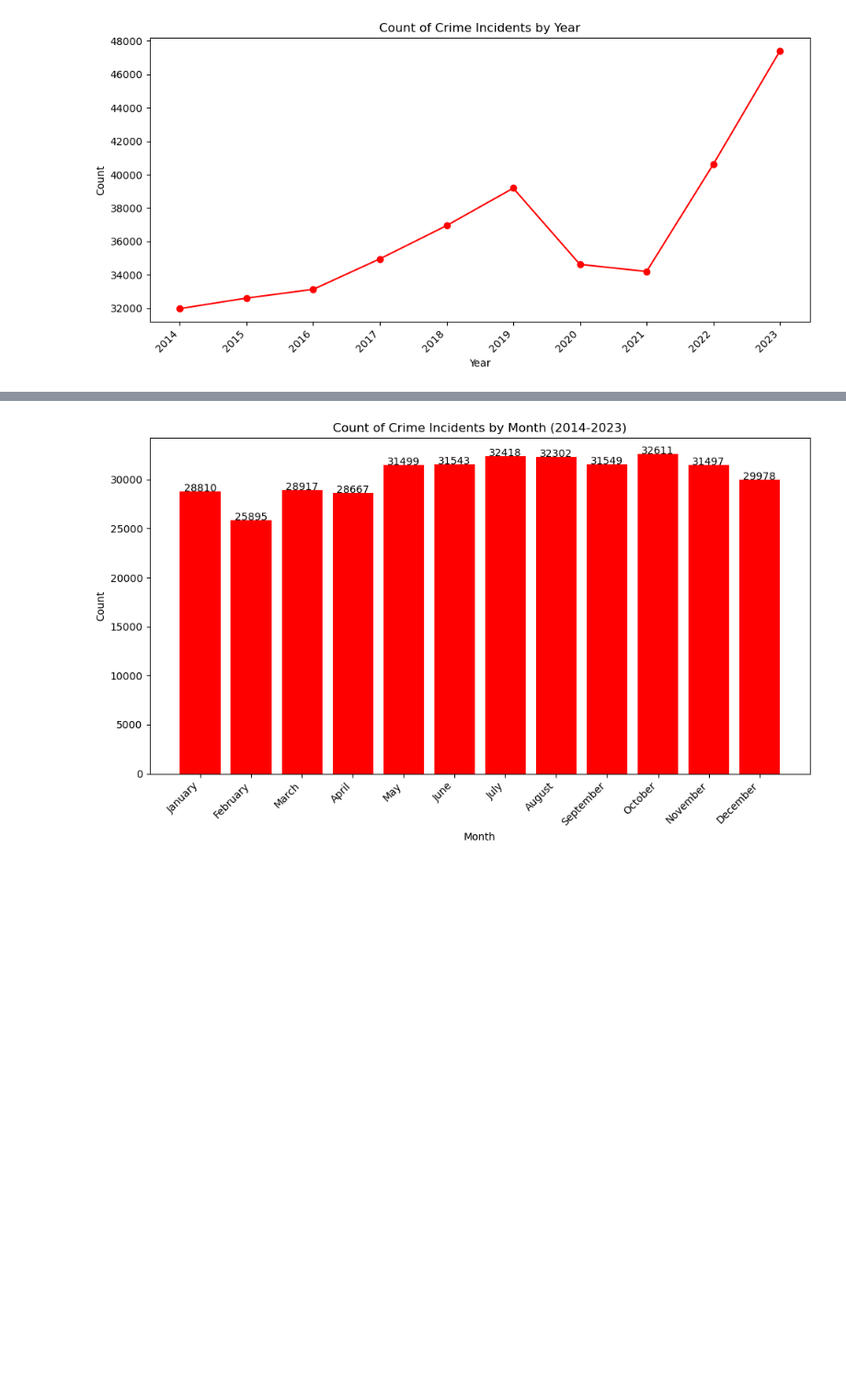
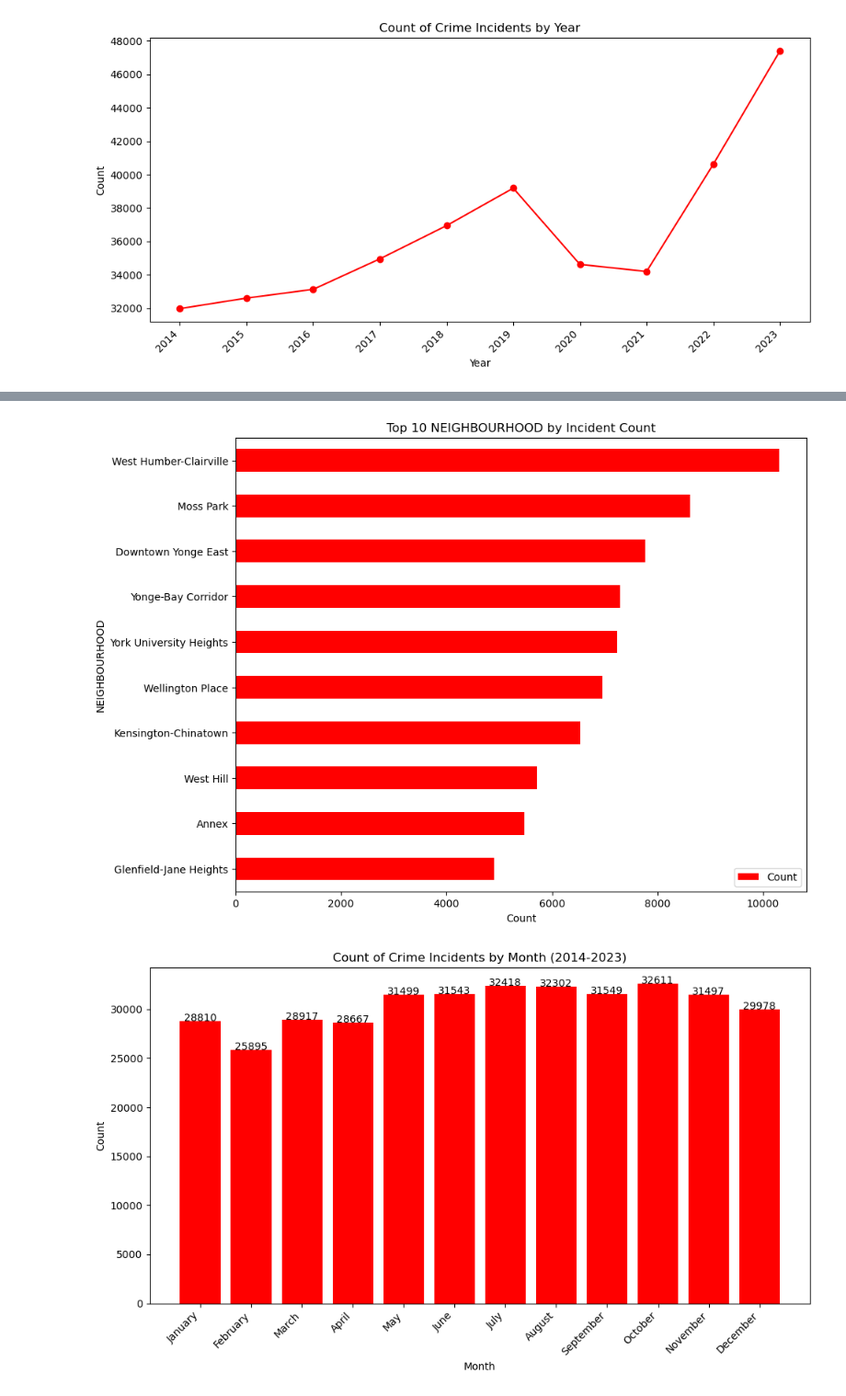
Before and after one commit to rentruong/ENGO645_TorontoCrimeAnalysis, a Jupyter notebook: DataExploration.ipynb, the cells around one changed output, grey strips where cells are left out. Shown at 92% size. Drawn from its saved outputs; the diff is of its cells as text; code cells hidden in the pictures; blank space fills up the shorter version.

Commit message:
Added neighbourhood crime count - bar chart.

```diff
--- a/DataExploration.ipynb
+++ b/DataExploration.ipynb
@@ -65,3 +65,8 @@ plt.tight_layout()
 plt.show()
 # %% [output]
 [figure]
+# %%
+neighbourhood_counts = MCI_data['NEIGHBOURHOOD_158'].value_counts().reset_index()
+neighbourhood_counts.columns = ['NEIGHBOURHOOD_158', 'Count']
+
+neighbourhood_counts
@@ -68,3 +87,19 @@ plt.show()
+# %%
+# Sorting the dataframe by count in descending order
+neighbourhood_counts = neighbourhood_counts.sort_values(by='Count', ascending=False)
+
+# Selecting the top 10 values
+top_10_neighbourhoods = neighbourhood_counts.head(10)
+
+# Plotting
+top_10_neighbourhoods.plot(kind='barh', x='NEIGHBOURHOOD_158', y='Count', color='red', figsize=(10, 8))
+plt.xlabel('Count')
+plt.ylabel('NEIGHBOURHOOD')
+plt.title('Top 10 NEIGHBOURHOOD by Incident Count')
+plt.gca().invert_yaxis()  # Invert y-axis to have the highest count at the top
+plt.show()
+# %% [output]
+[figure, added]
 # %%
 # Group by month and count occurrences
 grouped_data_MONTH = MCI_data.groupby('OCC_MONTH').size()
```
Also changed, not shown: parts of 1 cell of this notebook.
